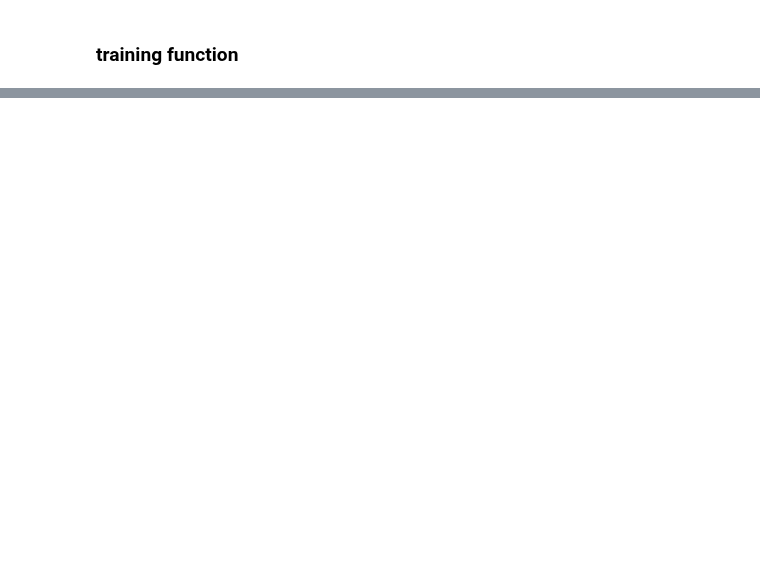
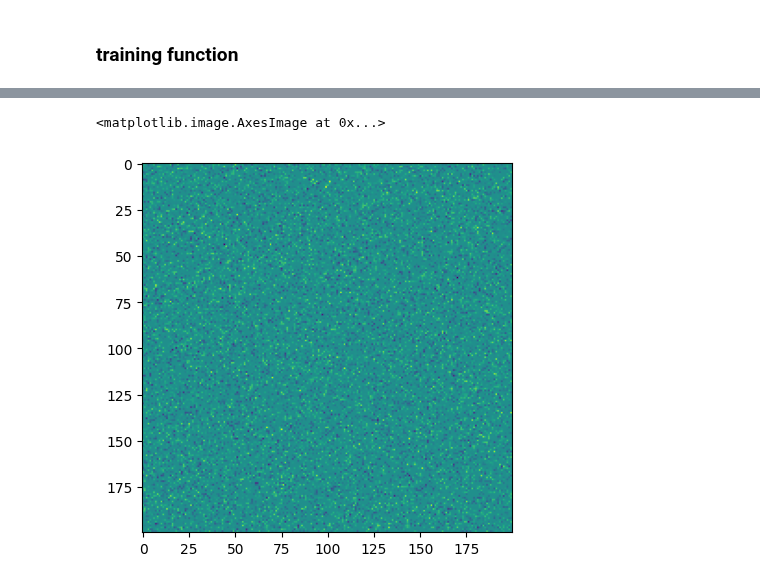
Before and after one commit to Sam-q-3736/srnn_rls, a Jupyter notebook: Untitled.ipynb, the cells around one changed output, grey strips where cells are left out. Cells and saved outputs as stored; diff of their text form; code cells hidden in the pictures; blank space fills up the shorter version.

```diff
--- a/Untitled.ipynb
+++ b/Untitled.ipynb
@@ -115,6 +134,11 @@ while t < T:
 thetas = np.transpose(thetas)
 spks = np.transpose(spks)
 sdrive = np.transpose(sdrive)
+# %%
+plt.imshow(W)
+# %% [output]
+<matplotlib.image.AxesImage at 0x...>
+[figure, added]
 # %%
 plt.plot(sdrive[0][:])
 plt.plot(spks[0][:])
```
Also changed, not shown: parts of 16 cells of this notebook.
